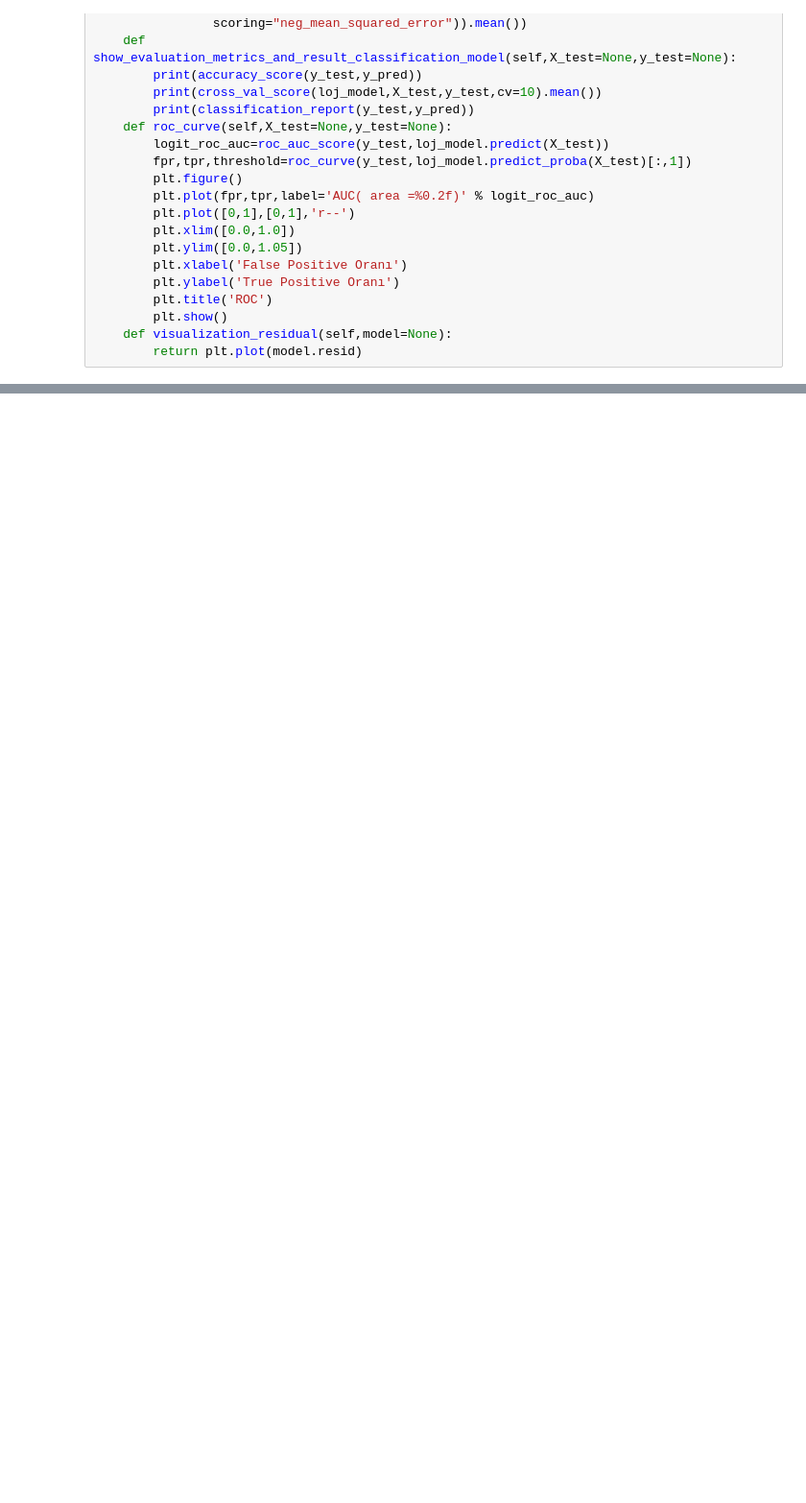
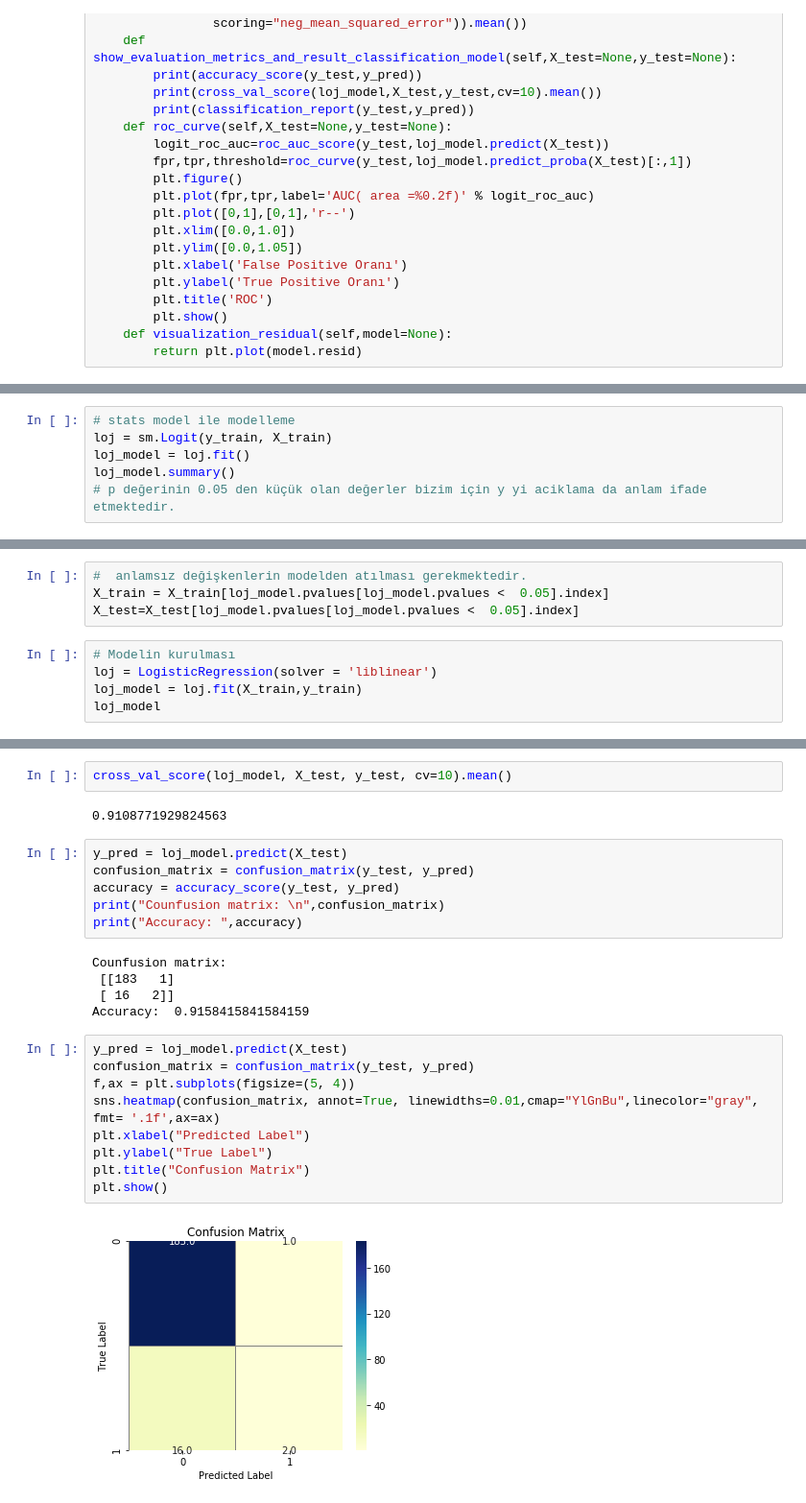
Before and after one commit to Kodluyoruz-Ankara-Veri-Bilimi/Assignment_Ayse_ILKAY, a Jupyter notebook: bank_dataset_hmelq.ipynb, the cells around one changed output, grey strips where cells are left out. Shown at 96% size. Drawn from its saved outputs; the diff is of its cells as text; blank space fills up the shorter version.

```diff
--- a/bank_dataset_hmelq.ipynb
+++ b/bank_dataset_hmelq.ipynb
@@ -411,0 +454,6 @@ Name: job, dtype: int64
+# %%
+# stats model ile modelleme
+loj = sm.Logit(y_train, X_train)
+loj_model = loj.fit()
+loj_model.summary()
+# p değerinin 0.05 den küçük olan değerler bizim için y yi aciklama da anlam ifade etmektedir.
@@ -411,0 +489,9 @@ Name: job, dtype: int64
+# %%
+#  anlamsız değişkenlerin modelden atılması gerekmektedir.
+X_train = X_train[loj_model.pvalues[loj_model.pvalues <  0.05].index]
+X_test=X_test[loj_model.pvalues[loj_model.pvalues <  0.05].index]
+# %%
+# Modelin kurulması
+loj = LogisticRegression(solver = 'liblinear')
+loj_model = loj.fit(X_train,y_train)
+loj_model
@@ -411,0 +526,26 @@ Name: job, dtype: int64
+# %%
+cross_val_score(loj_model, X_test, y_test, cv=10).mean()
+# %% [output]
+0.9108771929824563
+# %%
+y_pred = loj_model.predict(X_test)
+confusion_matrix = confusion_matrix(y_test, y_pred)
+accuracy = accuracy_score(y_test, y_pred)
+print("Counfusion matrix: \n",confusion_matrix)
+print("Accuracy: ",accuracy)
+# %% [output]
+Counfusion matrix:
+ [[183   1]
+ [ 16   2]]
+Accuracy:  0.9158415841584159
+# %%
+y_pred = loj_model.predict(X_test)
+confusion_matrix = confusion_matrix(y_test, y_pred)
+f,ax = plt.subplots(figsize=(5, 4))
+sns.heatmap(confusion_matrix, annot=True, linewidths=0.01,cmap="YlGnBu",linecolor="gray", fmt= '.1f',ax=ax)
+plt.xlabel("Predicted Label")
+plt.ylabel("True Label")
+plt.title("Confusion Matrix")
+plt.show()
+# %% [output]
+[figure, added]
```
Also changed, not shown: parts of 22 cells of this notebook.
